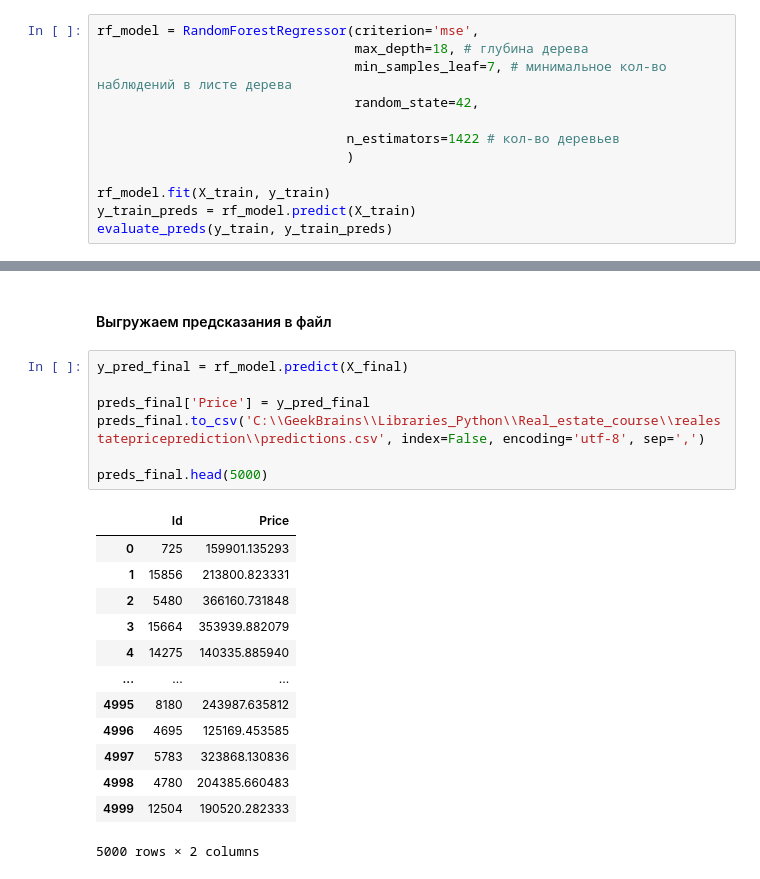
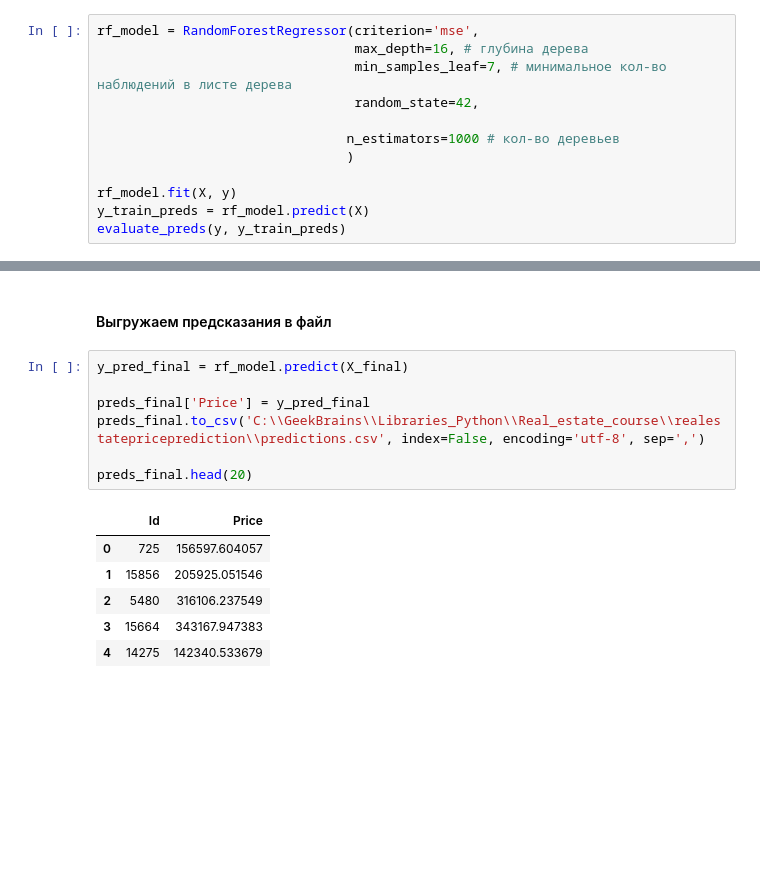
Before and after one commit to IvanyukDima/Libraries_Python, a Jupyter notebook: Real_estate_course.ipynb, the cells around one changed output, grey strips where cells are left out. Cells and saved outputs as stored; diff of their text form; blank space fills up the shorter version.

```diff
--- a/Real_estate_course.ipynb
+++ b/Real_estate_course.ipynb
@@ -364,15 +364,15 @@ def evaluate_preds(true_values, pred_values, save=False):
 ### 5.3 Random Forest
 # %%
 rf_model = RandomForestRegressor(criterion='mse',
-                                 max_depth=18, # глубина дерева
+                                 max_depth=16, # глубина дерева
                                  min_samples_leaf=7, # минимальное кол-во наблюдений в листе дерева
                                  random_state=42,
 
-                                n_estimators=1422 # кол-во деревьев
+                                n_estimators=1000 # кол-во деревьев
                                 )
 
-rf_model.fit(X_train, y_train)
-y_train_preds = rf_model.predict(X_train)
-evaluate_preds(y_train, y_train_preds)
+rf_model.fit(X, y)
+y_train_preds = rf_model.predict(X)
+evaluate_preds(y, y_train_preds)
 # %% [output]
 R2:     0.843
@@ -476,21 +476,14 @@ X_final = X_final[feature_names]
 # %%
 y_pred_final = rf_model.predict(X_final)
 
 preds_final['Price'] = y_pred_final
 preds_final.to_csv('C:\\GeekBrains\\Libraries_Python\\Real_estate_course\\realestatepriceprediction\\predictions.csv', index=False, encoding='utf-8', sep=',')
 
-preds_final.head(5000)
+preds_final.head(20)
 # %% [output]
 |  | Id | Price |
-| 0 | 725 | 159901.135293 |
-| 1 | 15856 | 213800.823331 |
-| 2 | 5480 | 366160.731848 |
-| 3 | 15664 | 353939.882079 |
-| 4 | 14275 | 140335.885940 |
-| ... | ... | ... |
-| 4995 | 8180 | 243987.635812 |
-| 4996 | 4695 | 125169.453585 |
-| 4997 | 5783 | 323868.130836 |
-| 4998 | 4780 | 204385.660483 |
-| 4999 | 12504 | 190520.282333 |
+| 0 | 725 | 156597.604057 |
+| 1 | 15856 | 205925.051546 |
+| 2 | 5480 | 316106.237549 |
+| 3 | 15664 | 343167.947383 |
+| 4 | 14275 | 142340.533679 |
-5000 rows × 2 columns
```
Also changed, not shown: parts of 4 cells of this notebook.
